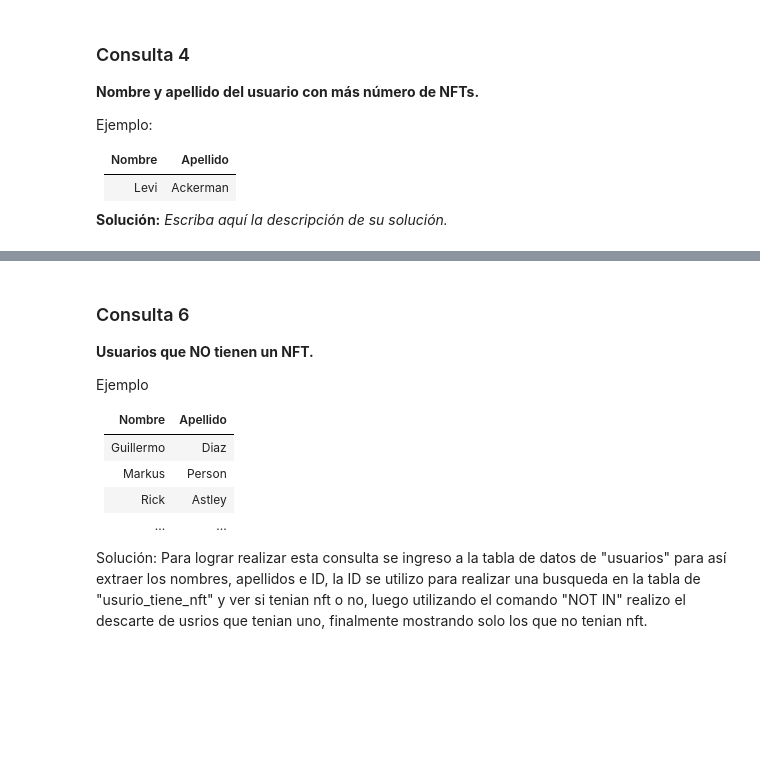
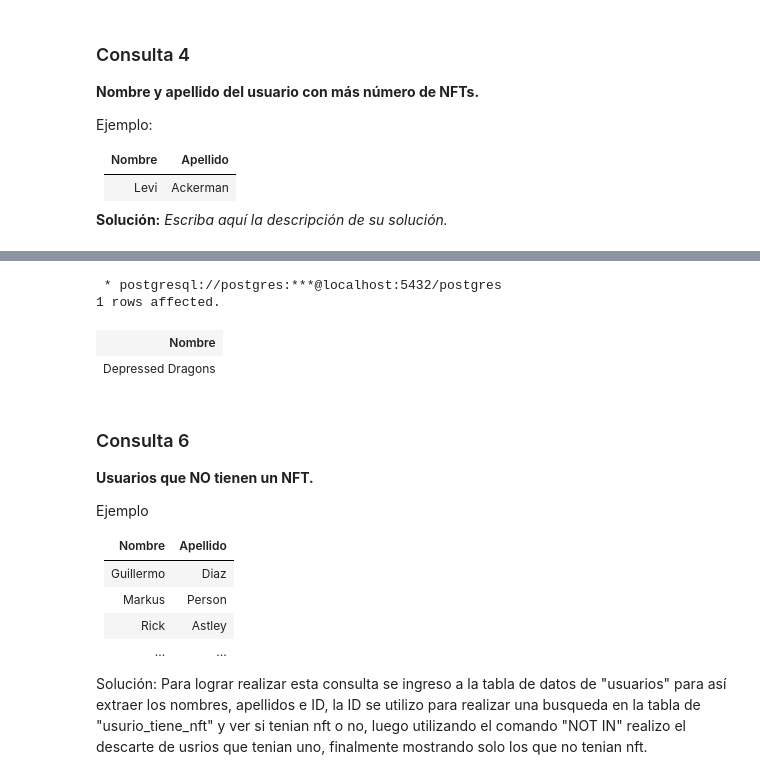
Before and after one commit to SupremacyDuck/Tarea-1-Grupo19, a Jupyter notebook: Tarea1 Grupo19.ipynb, the cells around one changed output, grey strips where cells are left out. Drawn from its saved outputs; the diff is of its cells as text; code cells hidden in the pictures; blank space fills up the shorter version.

```diff
--- a/Tarea1 Grupo19.ipynb
+++ b/Tarea1 Grupo19.ipynb
@@ -354,3 +357,17 @@ WHERE
+# %%
+%%sql
+SELECT nft.nombre AS "Nombre"
+	FROM nft
+	RIGHT JOIN precio_nft
+	USING (id_nft)
+	GROUP BY nombre
+	ORDER BY COUNT(precio_nft.id_nft) DESC
+	LIMIT 1;
+# %% [output]
+ * postgresql://postgres:***@localhost:5432/postgres
+1 rows affected.
+| Nombre |
+| Depressed Dragons |
 # %% [markdown]
 ### Consulta 6
 **Usuarios que NO tienen un NFT.**
```
Also changed, not shown: parts of 6 cells of this notebook.
